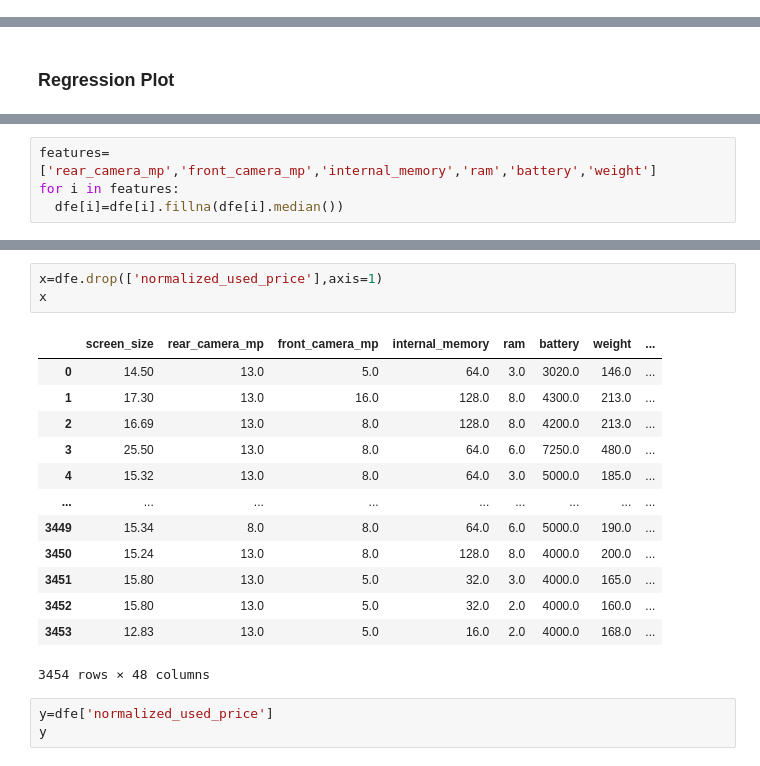
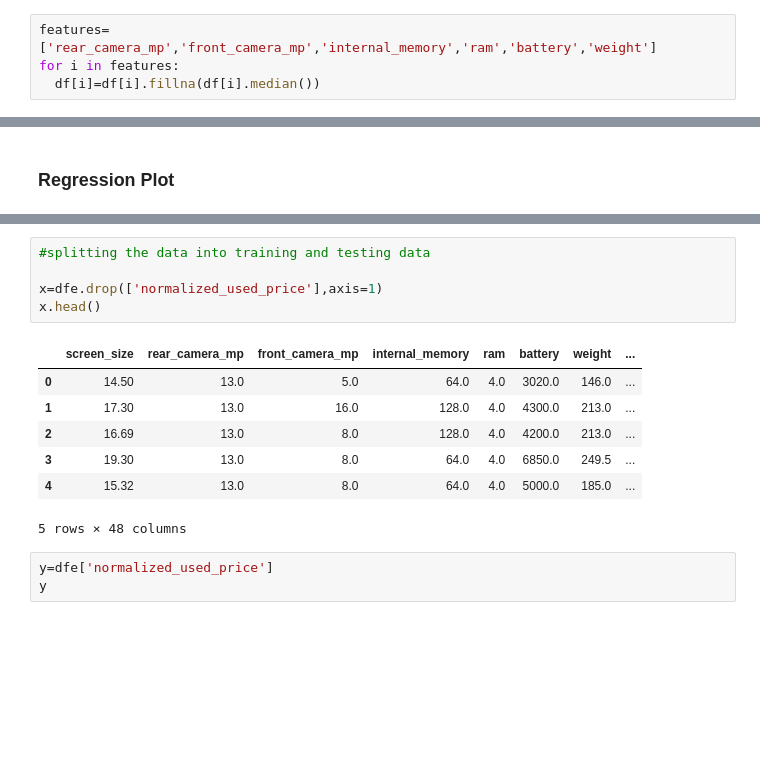
Before and after one commit to AmruthaAN/Amrutha-ml-project, a Jupyter notebook: used_device_project.ipynb, the cells around one changed output, grey strips where cells are left out. Cells and saved outputs as stored; diff of their text form; blank space fills up the shorter version.

```diff
--- a/used_device_project.ipynb
+++ b/used_device_project.ipynb
@@ -58 +123,5 @@ df.duplicated().sum()
+# %%
+features=['rear_camera_mp','front_camera_mp','internal_memory','ram','battery','weight']
+for i in features:
+  df[i]=df[i].fillna(df[i].median())
 # %%
@@ -188,4 +317,0 @@ dfe
-# %%
-features=['rear_camera_mp','front_camera_mp','internal_memory','ram','battery','weight']
-for i in features:
-  dfe[i]=dfe[i].fillna(dfe[i].median())
@@ -212,20 +318,16 @@ dtype: int64
 # %%
+#splitting the data into training and testing data
+
 x=dfe.drop(['normalized_used_price'],axis=1)
-x
+x.head()
 # %% [output]
 |  | screen_size | rear_camera_mp | front_camera_mp | internal_memory | ram | battery | weight | ... |
-| 0 | 14.50 | 13.0 | 5.0 | 64.0 | 3.0 | 3020.0 | 146.0 | ... |
-| 1 | 17.30 | 13.0 | 16.0 | 128.0 | 8.0 | 4300.0 | 213.0 | ... |
-| 2 | 16.69 | 13.0 | 8.0 | 128.0 | 8.0 | 4200.0 | 213.0 | ... |
-| 3 | 25.50 | 13.0 | 8.0 | 64.0 | 6.0 | 7250.0 | 480.0 | ... |
-| 4 | 15.32 | 13.0 | 8.0 | 64.0 | 3.0 | 5000.0 | 185.0 | ... |
-| ... | ... | ... | ... | ... | ... | ... | ... | ... |
-| 3449 | 15.34 | 8.0 | 8.0 | 64.0 | 6.0 | 5000.0 | 190.0 | ... |
-| 3450 | 15.24 | 13.0 | 8.0 | 128.0 | 8.0 | 4000.0 | 200.0 | ... |
-| 3451 | 15.80 | 13.0 | 5.0 | 32.0 | 3.0 | 4000.0 | 165.0 | ... |
-| 3452 | 15.80 | 13.0 | 5.0 | 32.0 | 2.0 | 4000.0 | 160.0 | ... |
-| 3453 | 12.83 | 13.0 | 5.0 | 16.0 | 2.0 | 4000.0 | 168.0 | ... |
+| 0 | 14.50 | 13.0 | 5.0 | 64.0 | 4.0 | 3020.0 | 146.0 | ... |
+| 1 | 17.30 | 13.0 | 16.0 | 128.0 | 4.0 | 4300.0 | 213.0 | ... |
+| 2 | 16.69 | 13.0 | 8.0 | 128.0 | 4.0 | 4200.0 | 213.0 | ... |
+| 3 | 19.30 | 13.0 | 8.0 | 64.0 | 4.0 | 6850.0 | 249.5 | ... |
+| 4 | 15.32 | 13.0 | 8.0 | 64.0 | 4.0 | 5000.0 | 185.0 | ... |
-3454 rows × 48 columns
+5 rows × 48 columns
 # %%
 y=dfe['normalized_used_price']
 y
```
Also changed, not shown: parts of 23 cells of this notebook.
